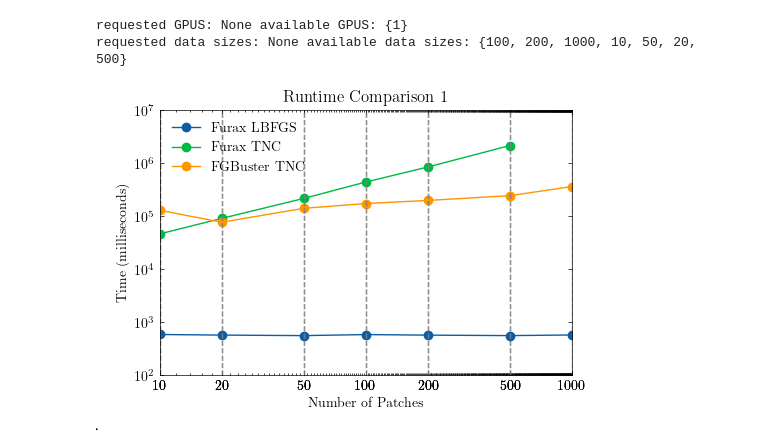
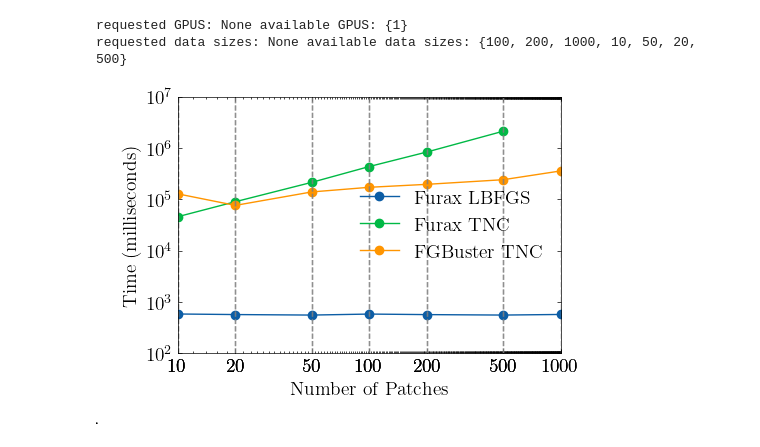
Before and after one commit to ASKabalan/furax-compsep-paper, a Jupyter notebook: content/80-plot_runs.ipynb, the cells around one changed output. Drawn from its saved outputs; the diff is of its cells as text; code cells hidden in the pictures.

```diff
--- a/content/80-plot_runs.ipynb
+++ b/content/80-plot_runs.ipynb
@@ -11,20 +11,32 @@ os.makedirs(out_folder, exist_ok=True)
 
 # Set the style for the plots
 plt.style.use("science")
+font_size = 14
+plt.rcParams.update(
+    {
+        "font.size": font_size,
+        "axes.labelsize": font_size,
+        "xtick.labelsize": font_size,
+        "ytick.labelsize": font_size,
+        "legend.fontsize": font_size,
+        "axes.titlesize": font_size,
+        "font.family": "serif",  # or 'Times New Roman' to match LaTeX
+    }
+)
 # %%
 csv_file = ["../results/runs/CLUSTERS_FURAX.csv"]
 label_text = "%f%"
 
 plot_weak_scaling(
     csv_files=csv_file,
     figure_size=(5, 3.5),
     precisions=["float64"],
     label_text=label_text,
     xlabel="Number of Patches",
-    title="Runtime Comparison",
+    title="",
     output=f"{out_folder}/runtime_comparison.pdf",
 )
 # %% [output]
 requested GPUS: None available GPUS: {1}
 requested data sizes: None available data sizes: {100, 200, 1000, 10, 50, 20, 500}
-[figure, old version]
+[figure, new version]
```
Also changed, not shown: 5 other files.
